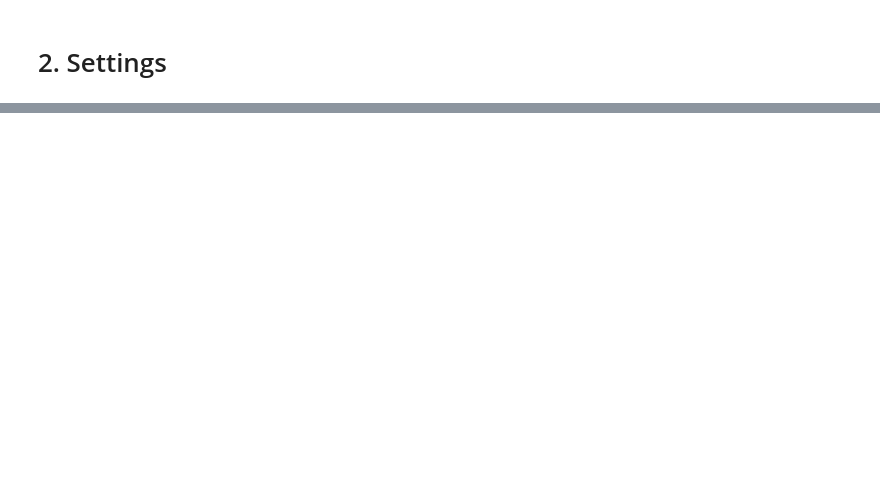
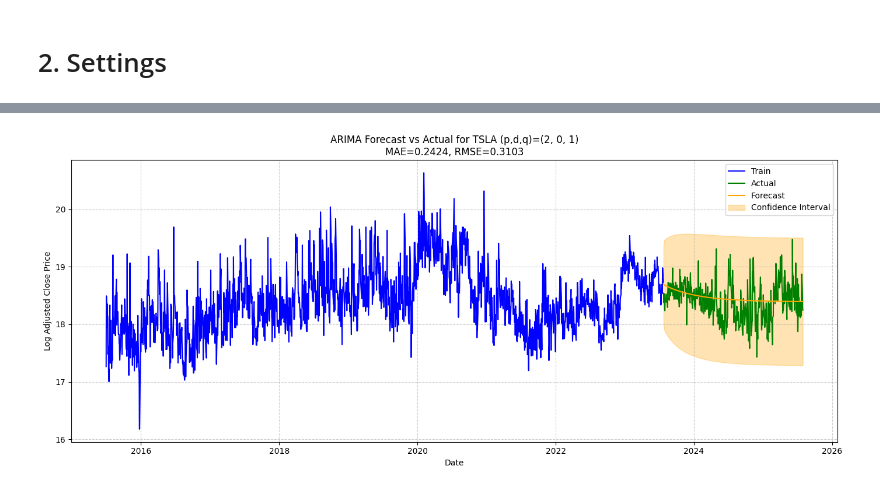
Before and after one commit to abeladamushumet/portfolio-forecasting-gmf, a Jupyter notebook: notebooks/arima_modeling.ipynb, the cells around one changed output, grey strips where cells are left out. Saved outputs shown, nothing was run; the diff lists cells and outputs as text; code cells hidden in the pictures; blank space fills up the shorter version.

Commit message:
modify ARIMA modeling notebook

```diff
--- a/notebooks/arima_modeling.ipynb
+++ b/notebooks/arima_modeling.ipynb
@@ -7,7 +15,10 @@ import os
 # %% [markdown]
 # 2. Settings
 # %%
+tickers = ["TSLA", "BND", "SPY"]
 
-results_dir = "../results"
-tickers = ["TSLA", "BND", "SPY"]
+all_forecasts = []
+all_metrics = []
+RESULTS_DIR = "./results"  # Set your desired output folder here
+os.makedirs(RESULTS_DIR, exist_ok=True)
 # %% [markdown]
@@ -15,6 +26,75 @@ tickers = ["TSLA", "BND", "SPY"]
 # %%
-processed_data_dir = "../data/processed"
-dfs = {}
 for ticker in tickers:
-    df = pd.read_csv(f"{processed_data_dir}/{ticker}_processed.csv", index_col=0, parse_dates=True)
-    dfs[ticker] = df
+    print(f"\n=== Processing {ticker} ===")
+
+    # 1. Load processed CSV
+    df = pd.read_csv(f"../data/processed/{ticker}_processed.csv", index_col=0, parse_dates=True)
+
+    # 2. Train-test split
+    train_size = int(len(df) * 0.8)
+    train, test = df['log_adjclose'][:train_size], df['log_adjclose'][train_size:]
+
+    # 3. Parameter grid
+    p = range(0, 4)
+    d = range(0, 2)
+    q = range(0, 4)
+    pdq = list(itertools.product(p, d, q))
+
+    best_aic = np.inf
+    best_params = None
+    best_model = None
+
+    # 4. Grid search for best ARIMA model
+    for param in pdq:
+        try:
+            model = sm.tsa.ARIMA(train, order=param)
+            results = model.fit()
+            if results.aic < best_aic:
+                best_aic = results.aic
+                best_params = param
+                best_model = results
+        except:
+            continue
+
+    print(f"Best (p,d,q): {best_params} | AIC={best_aic:.2f}")
+
+    # 5. Forecast
+    forecast_res = best_model.get_forecast(steps=len(test))
+    forecast_df = forecast_res.summary_frame()
+
+    # Add ticker to forecast dataframe
+    forecast_df['ticker'] = ticker
+    forecast_df['date'] = test.index
+
+    all_forecasts.append(forecast_df)
+
+    # 6. Metrics
+    mae = mean_absolute_error(test, forecast_df['mean'])
+    rmse = mean_squared_error(test, forecast_df['mean']) ** 0.5
+    print(f"MAE: {mae:.4f}, RMSE: {rmse:.4f}")
+
+    all_metrics.append({
+        'TICKER': ticker,
+        'p': best_params[0],
+        'd': best_params[1],
+        'q': best_params[2],
+        'AIC': best_aic,
+        'MAE': mae,
+        'RMSE': rmse
+    })
+
+    # 7. Plot
+    plt.figure(figsize=(14, 6))
+    plt.plot(train.index, train, label='Train', color='blue')
+    plt.plot(test.index, test, label='Actual', color='green')
+    plt.plot(test.index, forecast_df['mean'], label='Forecast', color='orange')
+    plt.fill_between(test.index, forecast_df['mean_ci_lower'], forecast_df['mean_ci_upper'],
+                     color='orange', alpha=0.3, label='Confidence Interval')
+    plt.title(f"ARIMA Forecast vs Actual for {ticker} (p,d,q)={best_params}\nMAE={mae:.4f}, RMSE={rmse:.4f}")
+    plt.xlabel("Date")
+    plt.ylabel("Log Adjusted Close Price")
+    plt.legend()
+    plt.grid(True, linestyle="--", alpha=0.6)
+    plt.tight_layout()
+    plt.show()
+# %% [output]
@@ -20,0 +104 @@ for ticker in tickers:
+[figure, added]
```
Also changed, not shown: parts of 5 cells of this notebook.
